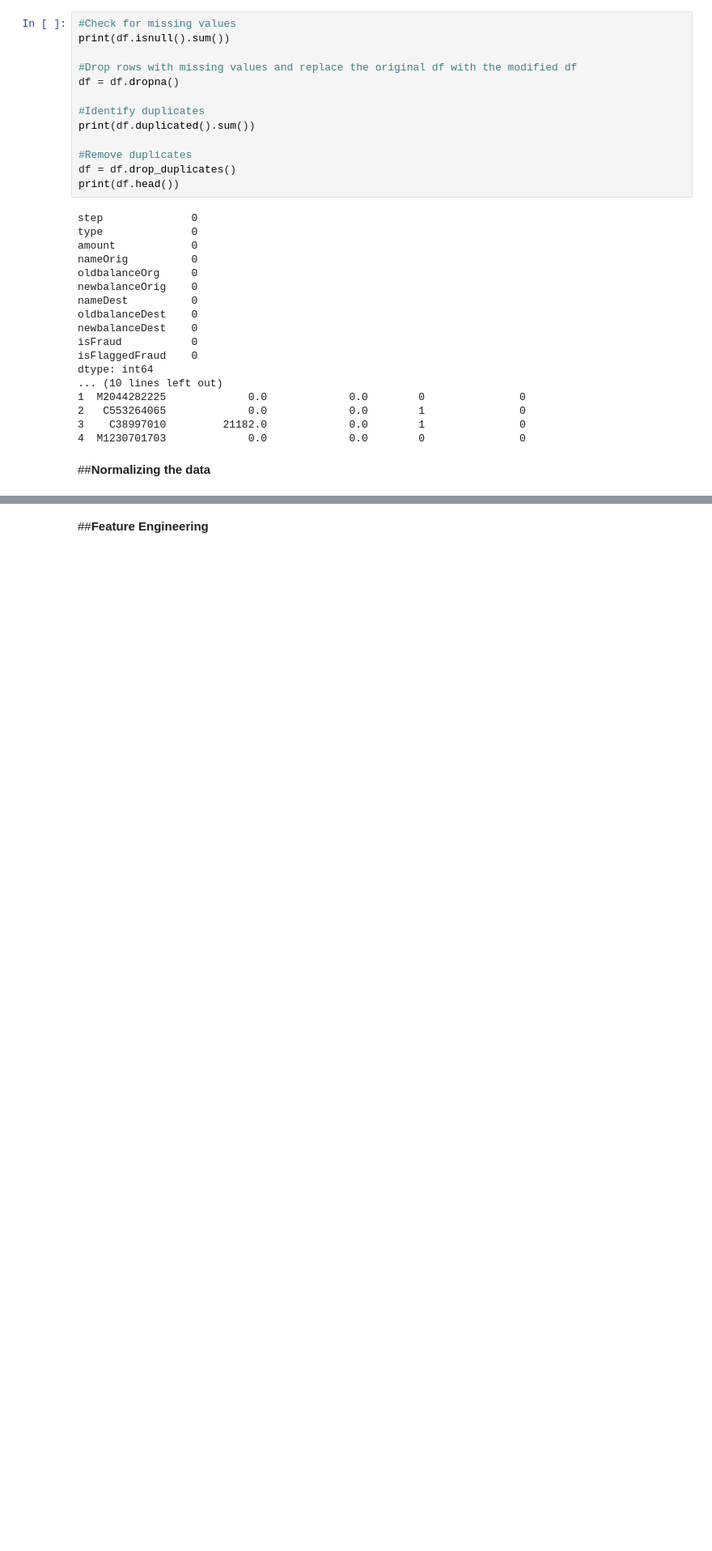
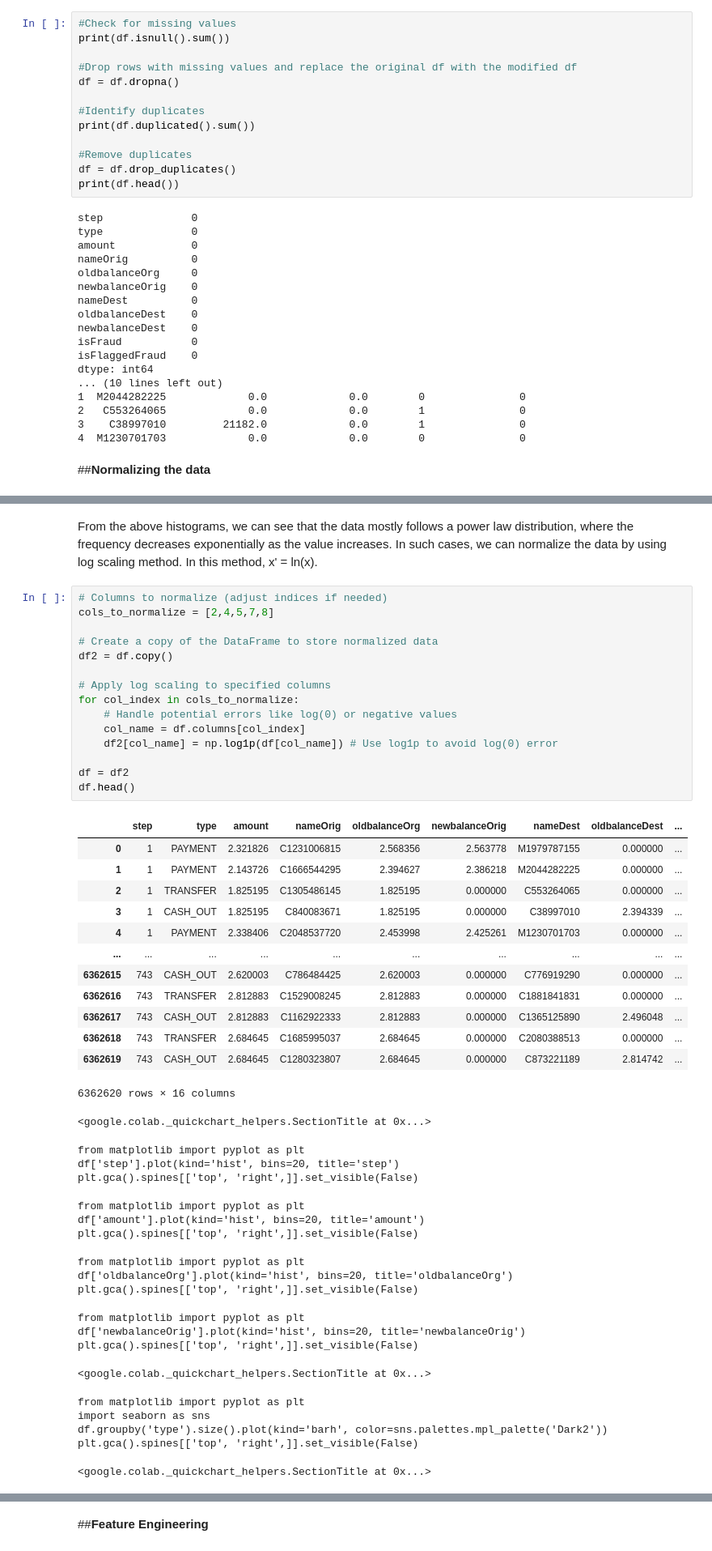
Before and after one commit to Priyesha710/summer-of-code-2024, a Jupyter notebook: Week1/Fraud_Detection.ipynb, the cells around one changed output, grey strips where cells are left out. Shown at 81% size. Cells and saved outputs as stored; diff of their text form; blank space fills up the shorter version.

```diff
--- a/Week1/Fraud_Detection.ipynb
+++ b/Week1/Fraud_Detection.ipynb
@@ -74,0 +94,50 @@ dtype: int64
+# %% [markdown]
+From the above histograms, we can see that the data mostly follows a power law distribution, where the frequency decreases exponentially as the value increases. In such cases, we can normalize the data by using log scaling method. In this method, x' = ln(x).
+# %%
+# Columns to normalize (adjust indices if needed)
+cols_to_normalize = [2,4,5,7,8]
+
+# Create a copy of the DataFrame to store normalized data
+df2 = df.copy()
+
+# Apply log scaling to specified columns
+for col_index in cols_to_normalize:
+    # Handle potential errors like log(0) or negative values
+    col_name = df.columns[col_index]
+    df2[col_name] = np.log1p(df[col_name]) # Use log1p to avoid log(0) error
+
+df = df2
+df.head()
+# %% [output]
+|  | step | type | amount | nameOrig | oldbalanceOrg | newbalanceOrig | nameDest | oldbalanceDest | ... |
+| 0 | 1 | PAYMENT | 2.321826 | C1231006815 | 2.568356 | 2.563778 | M1979787155 | 0.000000 | ... |
+| 1 | 1 | PAYMENT | 2.143726 | C1666544295 | 2.394627 | 2.386218 | M2044282225 | 0.000000 | ... |
+| 2 | 1 | TRANSFER | 1.825195 | C1305486145 | 1.825195 | 0.000000 | C553264065 | 0.000000 | ... |
+| 3 | 1 | CASH_OUT | 1.825195 | C840083671 | 1.825195 | 0.000000 | C38997010 | 2.394339 | ... |
+| 4 | 1 | PAYMENT | 2.338406 | C2048537720 | 2.453998 | 2.425261 | M1230701703 | 0.000000 | ... |
+| ... | ... | ... | ... | ... | ... | ... | ... | ... | ... |
+| 6362615 | 743 | CASH_OUT | 2.620003 | C786484425 | 2.620003 | 0.000000 | C776919290 | 0.000000 | ... |
+| 6362616 | 743 | TRANSFER | 2.812883 | C1529008245 | 2.812883 | 0.000000 | C1881841831 | 0.000000 | ... |
+| 6362617 | 743 | CASH_OUT | 2.812883 | C1162922333 | 2.812883 | 0.000000 | C1365125890 | 2.496048 | ... |
+| 6362618 | 743 | TRANSFER | 2.684645 | C1685995037 | 2.684645 | 0.000000 | C2080388513 | 0.000000 | ... |
+| 6362619 | 743 | CASH_OUT | 2.684645 | C1280323807 | 2.684645 | 0.000000 | C873221189 | 2.814742 | ... |
+6362620 rows × 16 columns
+<google.colab._quickchart_helpers.SectionTitle at 0x...>
+from matplotlib import pyplot as plt
+df['step'].plot(kind='hist', bins=20, title='step')
+plt.gca().spines[['top', 'right',]].set_visible(False)
+from matplotlib import pyplot as plt
+df['amount'].plot(kind='hist', bins=20, title='amount')
+plt.gca().spines[['top', 'right',]].set_visible(False)
+from matplotlib import pyplot as plt
+df['oldbalanceOrg'].plot(kind='hist', bins=20, title='oldbalanceOrg')
+plt.gca().spines[['top', 'right',]].set_visible(False)
+from matplotlib import pyplot as plt
+df['newbalanceOrig'].plot(kind='hist', bins=20, title='newbalanceOrig')
+plt.gca().spines[['top', 'right',]].set_visible(False)
+<google.colab._quickchart_helpers.SectionTitle at 0x...>
+from matplotlib import pyplot as plt
+import seaborn as sns
+df.groupby('type').size().plot(kind='barh', color=sns.palettes.mpl_palette('Dark2'))
+plt.gca().spines[['top', 'right',]].set_visible(False)
+<google.colab._quickchart_helpers.SectionTitle at 0x...>
```
Also changed, not shown: parts of 5 cells of this notebook.
